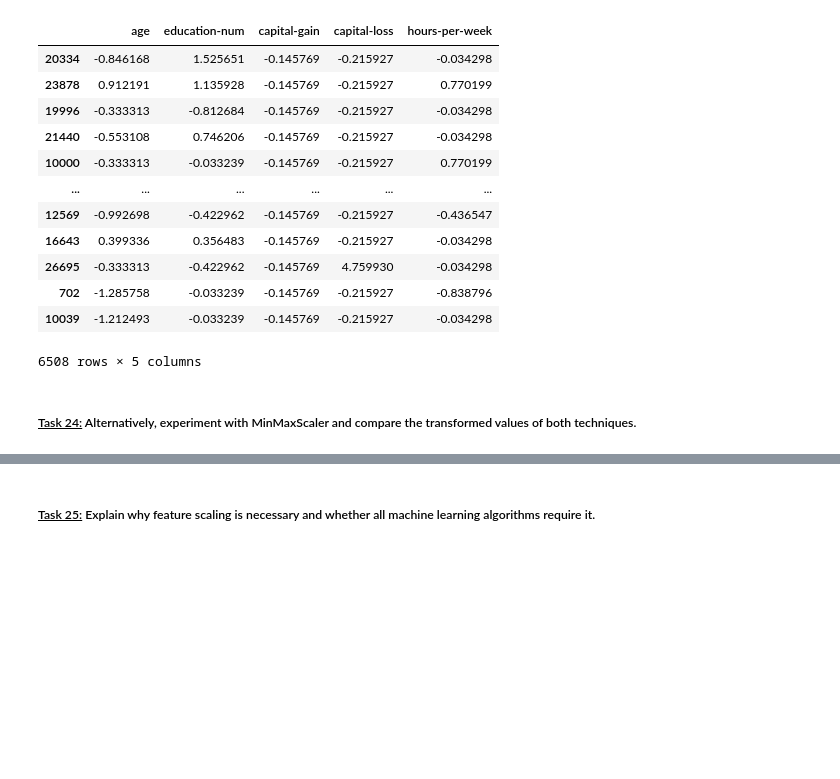
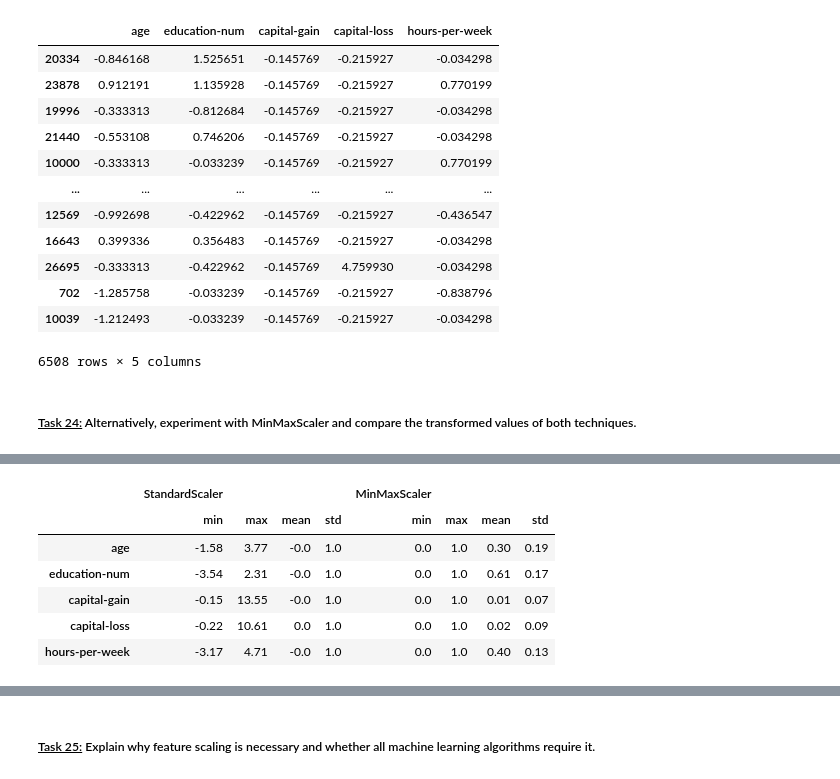
Before and after one commit to IsItHM/ML_projects, a Jupyter notebook: AI_Lab_HA_1.ipynb, the cells around one changed output, grey strips where cells are left out. Saved outputs shown, nothing was run; the diff lists cells and outputs as text; code cells hidden in the pictures; blank space fills up the shorter version.

```diff
--- a/AI_Lab_HA_1.ipynb
+++ b/AI_Lab_HA_1.ipynb
@@ -846,0 +871,15 @@ both techniques.</h5>
+# %%
+# min, max, mean, std of every feature after each scaler (training data)
+comparison = pd.concat(
+    {'StandardScaler': X_train_scaled.agg(['min', 'max', 'mean', 'std']).T,
+     'MinMaxScaler':   X_train_minmax.agg(['min', 'max', 'mean', 'std']).T},
+    axis=1)
+comparison.round(2)
+# %% [output]
+|  | StandardScaler |  |  |  | MinMaxScaler |  |  |  |
+|  | min | max | mean | std | min | max | mean | std |
+| age | -1.58 | 3.77 | -0.0 | 1.0 | 0.0 | 1.0 | 0.30 | 0.19 |
+| education-num | -3.54 | 2.31 | -0.0 | 1.0 | 0.0 | 1.0 | 0.61 | 0.17 |
+| capital-gain | -0.15 | 13.55 | -0.0 | 1.0 | 0.0 | 1.0 | 0.01 | 0.07 |
+| capital-loss | -0.22 | 10.61 | 0.0 | 1.0 | 0.0 | 1.0 | 0.02 | 0.09 |
+| hours-per-week | -3.17 | 4.71 | -0.0 | 1.0 | 0.0 | 1.0 | 0.40 | 0.13 |
```
Also changed, not shown: parts of 11 cells of this notebook.
